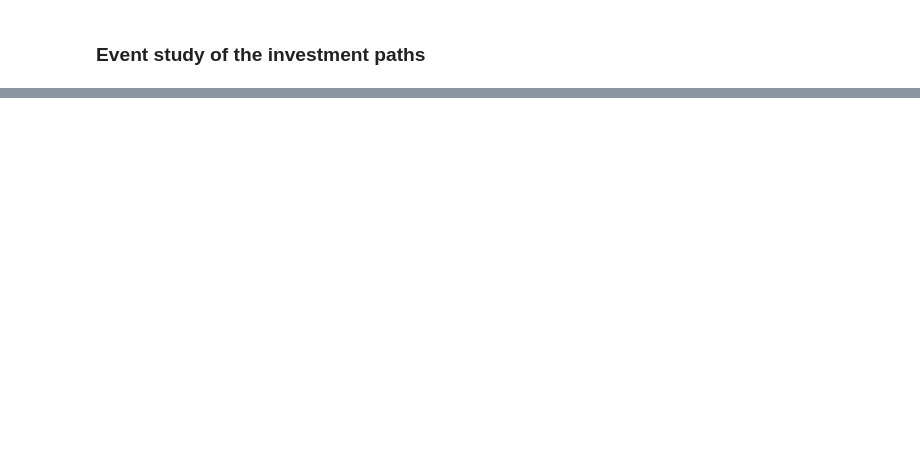
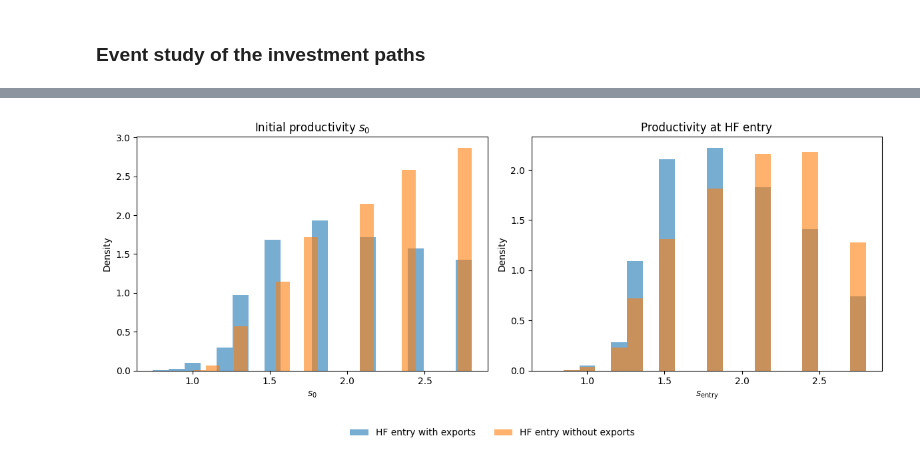
Before and after one commit to madlab404/Firm_relocation, a Jupyter notebook: Toy_model_finite_T_v2.ipynb, the cells around one changed output, grey strips where cells are left out. Saved outputs shown, nothing was run; the diff lists cells and outputs as text; code cells hidden in the pictures; blank space fills up the shorter version.

```diff
--- a/Toy_model_finite_T_v2.ipynb
+++ b/Toy_model_finite_T_v2.ipynb
@@ -3264,0 +3336,16 @@ hf_entry_evt_agg = plot_hf_entry_event_study_by_type(
+# %%
+# %%
+import os
+os.makedirs("output", exist_ok=True)
+
+agg, fig, axes = plot_hf_entry_event_study_by_type(
+    long_df=long_df,
+    summary_df=summary_df,
+    window_pre=2,
+    window_post=2,
+    min_group_size=10,
+    show=False,
+)
+
+fig.savefig("output/hf_entry_event_study_by_type.png", dpi=300, bbox_inches="tight")
+plt.show()
@@ -3264,0 +3431,47 @@ hf_entry_evt_agg = plot_hf_entry_event_study_by_type(
+# %%
+# %%
+def plot_entry_productivity_by_hf_type(long_df: pd.DataFrame, summary_df: pd.DataFrame, bins: int = 20) -> None:
+    entrants = summary_df.loc[summary_df["ever_hf"] == 1, [
+        "state_id",
+        "firm_id",
+        "first_hf_period",
+        "coexist_at_hf_entry",
+    ]].copy()
+
+    entry_rows = long_df.merge(
+        entrants,
+        on=["state_id", "firm_id"],
+        how="inner",
+        validate="many_to_one",
+    )
+
+    entry_rows = entry_rows.loc[
+        entry_rows["t"] == entry_rows["first_hf_period"]
+    ].copy()
+
+    df_mixed = entry_rows.loc[entry_rows["coexist_at_hf_entry"] == 1]
+    df_pure = entry_rows.loc[entry_rows["coexist_at_hf_entry"] == 0]
+
+    fig, axes = plt.subplots(1, 2, figsize=(12, 4.8))
+
+    axes[0].hist(df_mixed["s0"], bins=bins, density=True, alpha=0.6, label="HF entry with exports")
+    axes[0].hist(df_pure["s0"], bins=bins, density=True, alpha=0.6, label="HF entry without exports")
+    axes[0].set_title(r"Initial productivity $s_0$")
+    axes[0].set_xlabel(r"$s_0$")
+    axes[0].set_ylabel("Density")
+
+    axes[1].hist(df_mixed["s_t"], bins=bins, density=True, alpha=0.6, label="HF entry with exports")
+    axes[1].hist(df_pure["s_t"], bins=bins, density=True, alpha=0.6, label="HF entry without exports")
+    axes[1].set_title(r"Productivity at HF entry")
+    axes[1].set_xlabel(r"$s_{\mathrm{entry}}$")
+    axes[1].set_ylabel("Density")
+
+    handles, labels = axes[0].get_legend_handles_labels()
+    fig.legend(handles, labels, loc="lower center", bbox_to_anchor=(0.5, -0.05), ncol=2, frameon=False)
+    plt.tight_layout(rect=[0, 0.06, 1, 1])
+    plt.show()
+
+
+plot_entry_productivity_by_hf_type(long_df, summary_df, bins=20)
+# %% [output]
+[figure, added]
```
Also changed, not shown: parts of 49 cells of this notebook, 11 other files.
